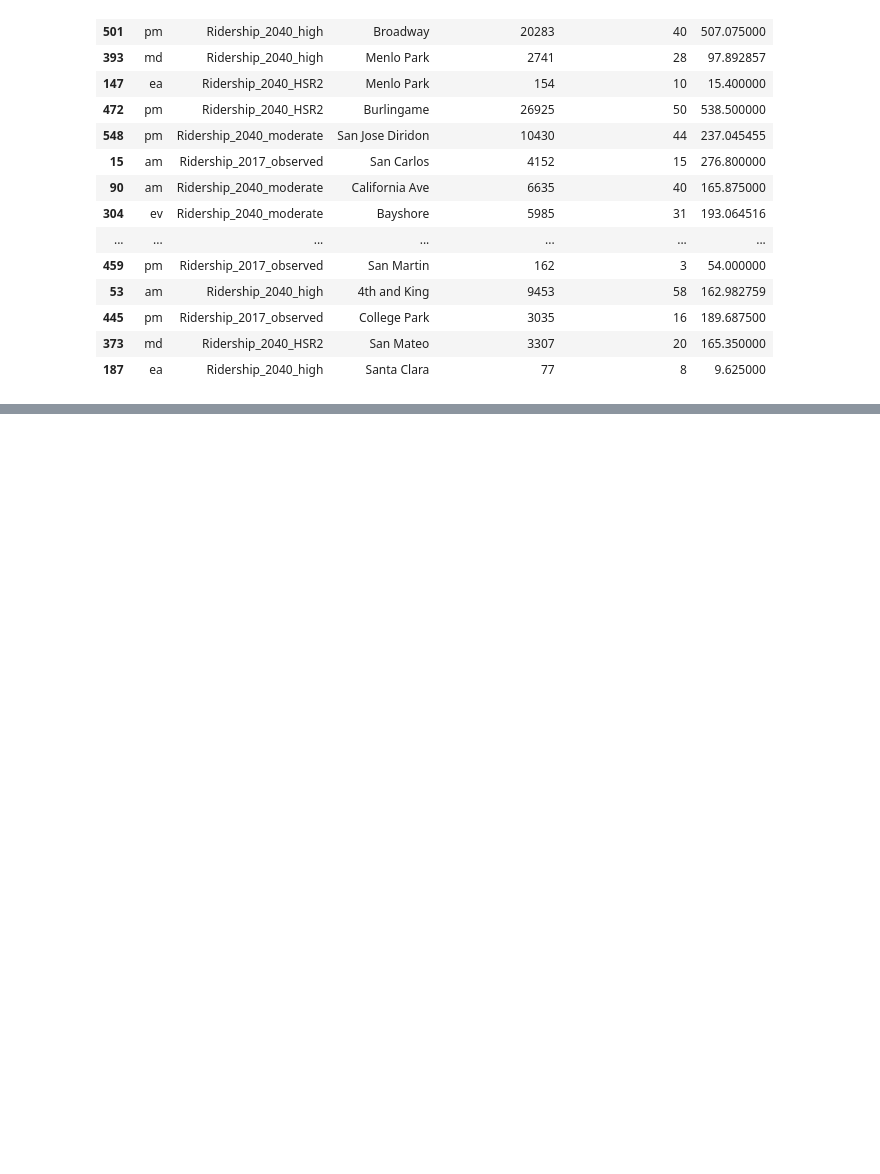
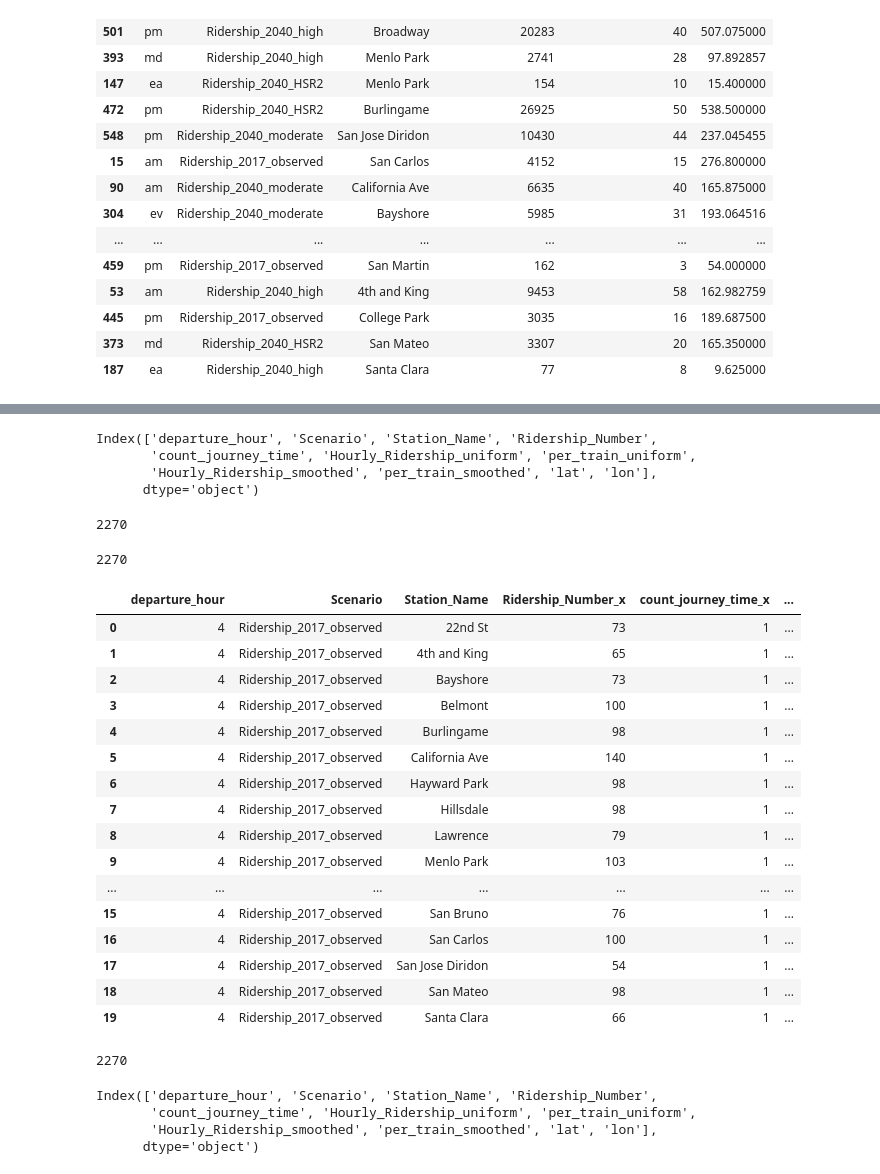
Before and after one commit to sfbrigade/calviz, a Jupyter notebook: notebooks/Ridership_add_locs_and_transform.ipynb, the cells around one changed output, grey strips where cells are left out. Cells and saved outputs as stored; diff of their text form; code cells hidden in the pictures; blank space fills up the shorter version.

```diff
--- a/notebooks/Ridership_add_locs_and_transform.ipynb
+++ b/notebooks/Ridership_add_locs_and_transform.ipynb
@@ -276,8 +247,59 @@ sb_tod_data = add_location_data(sb_tod_grouped, locs)
 nb_tod_data = add_location_data(nb_tod_grouped, locs)
 sb_hourly_data = add_location_data(nb_hourly_grouped, locs)
 nb_hourly_data = add_location_data(nb_hourly_grouped, locs)
+# %%
+sb_hourly_data.columns
+# %% [output]
+Index(['departure_hour', 'Scenario', 'Station_Name', 'Ridership_Number',
+       'count_journey_time', 'Hourly_Ridership_uniform', 'per_train_uniform',
+       'Hourly_Ridership_smoothed', 'per_train_smoothed', 'lat', 'lon'],
+      dtype='object')
+# %%
+len(sb_hourly_data)
+# %% [output]
+2270
+# %%
+len(nb_hourly_data)
+# %% [output]
+2270
 # %%
 sb_tod_data.to_csv("../data/Ridership/sb_ridership_bytod_bystation.csv", index=False)
 nb_tod_data.to_csv("../data/Ridership/nb_ridership_bytod_bystation.csv", index=False)
 sb_hourly_data.to_csv("../data/Ridership/sb_ridership_byhour_bystation.csv", index=False)
 nb_hourly_data.to_csv("../data/Ridership/nb_ridership_byhour_bystation.csv", index=False)
+# %%
+total_hourly = pd.merge(sb_hourly_data, nb_hourly_data, on = ['departure_hour',
+                                                              'Scenario', 'Station_Name',
+                                                              'lat', 'lon']
+                       )#.sum().reset_index()#.drop(columns = ['per_train_uniform', 'per_train_smoothed'])
+# %%
+total_hourly.head(20)
+# %% [output]
+|  | departure_hour | Scenario | Station_Name | Ridership_Number_x | count_journey_time_x | ... |
+| 0 | 4 | Ridership_2017_observed | 22nd St | 73 | 1 | ... |
+| 1 | 4 | Ridership_2017_observed | 4th and King | 65 | 1 | ... |
+| 2 | 4 | Ridership_2017_observed | Bayshore | 73 | 1 | ... |
+| 3 | 4 | Ridership_2017_observed | Belmont | 100 | 1 | ... |
+| 4 | 4 | Ridership_2017_observed | Burlingame | 98 | 1 | ... |
+| 5 | 4 | Ridership_2017_observed | California Ave | 140 | 1 | ... |
+| 6 | 4 | Ridership_2017_observed | Hayward Park | 98 | 1 | ... |
+| 7 | 4 | Ridership_2017_observed | Hillsdale | 98 | 1 | ... |
+| 8 | 4 | Ridership_2017_observed | Lawrence | 79 | 1 | ... |
+| 9 | 4 | Ridership_2017_observed | Menlo Park | 103 | 1 | ... |
+| ... | ... | ... | ... | ... | ... | ... |
+| 15 | 4 | Ridership_2017_observed | San Bruno | 76 | 1 | ... |
+| 16 | 4 | Ridership_2017_observed | San Carlos | 100 | 1 | ... |
+| 17 | 4 | Ridership_2017_observed | San Jose Diridon | 54 | 1 | ... |
+| 18 | 4 | Ridership_2017_observed | San Mateo | 98 | 1 | ... |
+| 19 | 4 | Ridership_2017_observed | Santa Clara | 66 | 1 | ... |
+# %%
+len(total_hourly)
+# %% [output]
+2270
+# %%
+sb_hourly_data.columns
+# %% [output]
+Index(['departure_hour', 'Scenario', 'Station_Name', 'Ridership_Number',
+       'count_journey_time', 'Hourly_Ridership_uniform', 'per_train_uniform',
+       'Hourly_Ridership_smoothed', 'per_train_smoothed', 'lat', 'lon'],
+      dtype='object')
```
Also changed, not shown: parts of 9 cells of this notebook, 2 other files.
